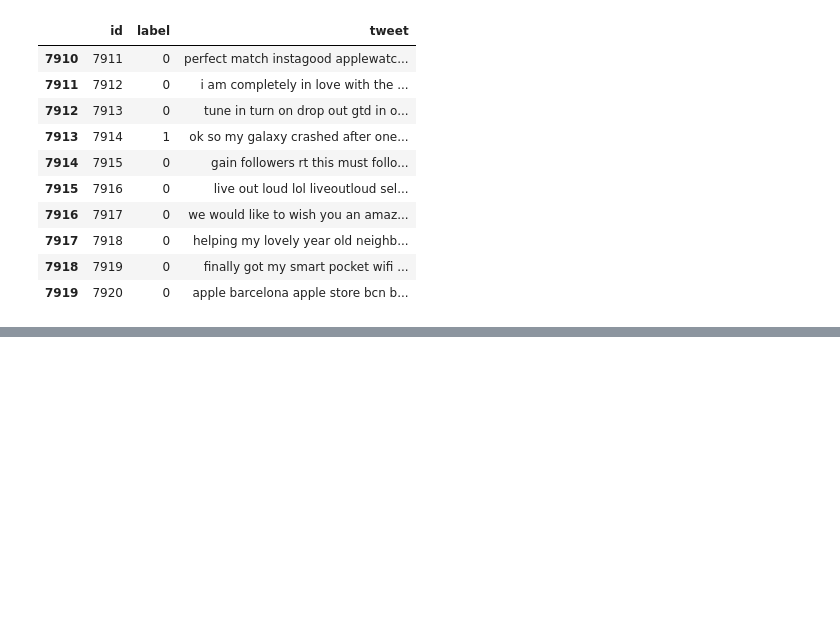
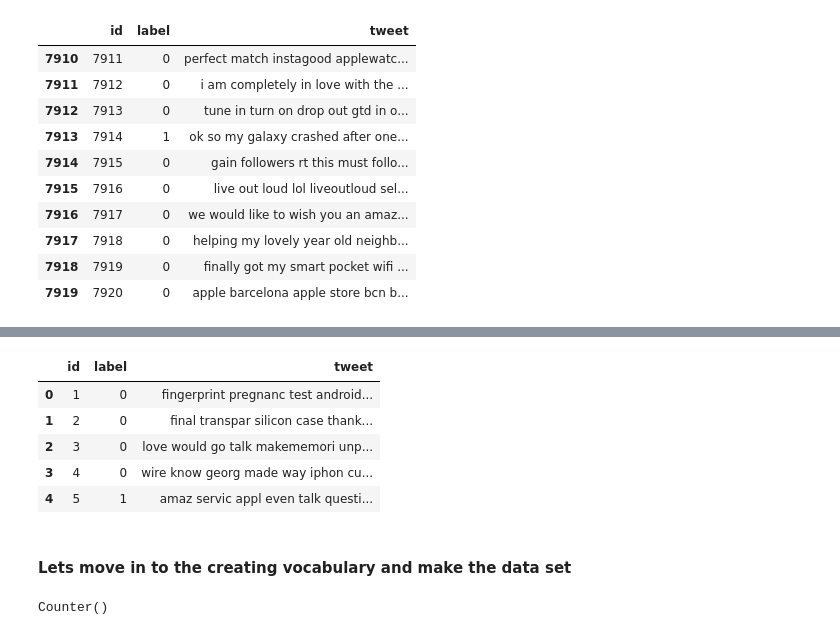
Before and after one commit to HMGUNASEKARA/Sentiment-Analysis-, a Jupyter notebook: Notebooks/Model_building.ipynb, the cells around one changed output, grey strips where cells are left out. Drawn from its saved outputs; the diff is of its cells as text; code cells hidden in the pictures; blank space fills up the shorter version.

```diff
--- a/Notebooks/Model_building.ipynb
+++ b/Notebooks/Model_building.ipynb
@@ -139,0 +248,10 @@ nltk.download('stopwords', download_dir = '../
+# %%
+data.head()
+# So then final data set do not have upper letters,links,no puntuality, no numbers,no stopping wards and finally we only have base wards.
+# %% [output]
+|  | id | label | tweet |
+| 0 | 1 | 0 | fingerprint pregnanc test android... |
+| 1 | 2 | 0 | final transpar silicon case thank... |
+| 2 | 3 | 0 | love would go talk makememori unp... |
+| 3 | 4 | 0 | wire know georg made way iphon cu... |
+| 4 | 5 | 1 | amaz servic appl even talk questi... |
@@ -139,0 +263,2 @@ nltk.download('stopwords', download_dir = '../
+# %% [markdown]
+#### Lets move in to the creating vocabulary and make the data set
@@ -139,0 +268,4 @@ nltk.download('stopwords', download_dir = '../
+# %%
+vocab
+# %% [output]
+Counter()
```
Also changed, not shown: parts of 57 cells of this notebook, 7 other files.
